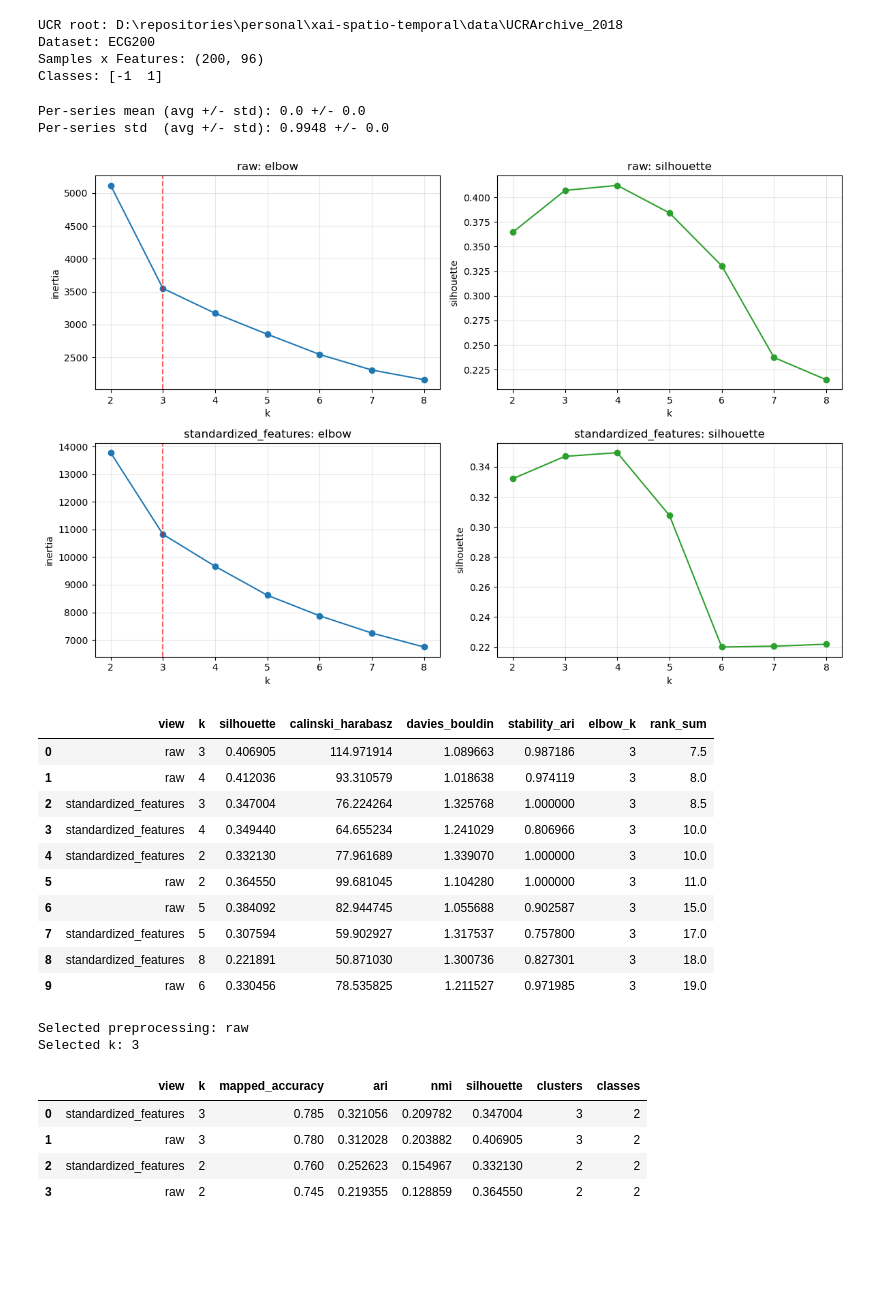
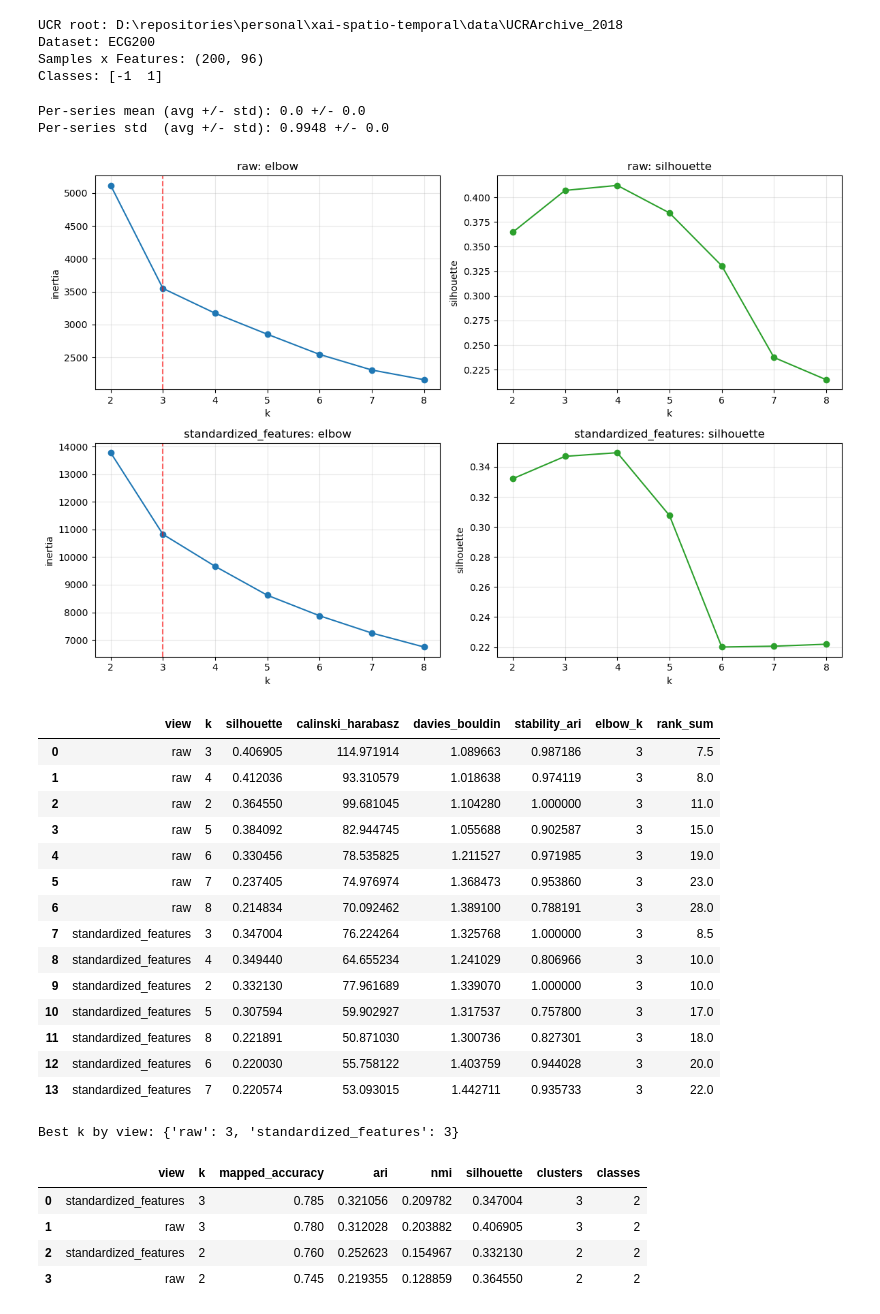
Before and after one commit to anpeata/xai-spatio-temporal, a Jupyter notebook: scripts/notebooks/kmeans_ecg200.ipynb, the cells around one changed output. Drawn from its saved outputs; the diff is of its cells as text; code cells hidden in the pictures; blank space fills up the shorter version.

```diff
--- a/scripts/notebooks/kmeans_ecg200.ipynb
+++ b/scripts/notebooks/kmeans_ecg200.ipynb
@@ -147,47 +147,52 @@ for idx, (view_name, X_view) in enumerate(views.items()):
     axes[idx, 1].set_title(f'{view_name}: silhouette')
     axes[idx, 1].set_xlabel('k')
     axes[idx, 1].set_ylabel('silhouette')
     axes[idx, 1].grid(alpha=0.3)
 
 plt.tight_layout()
 plt.show()
 
 selection_df = pd.DataFrame(rows)
 
 for metric in ['silhouette', 'calinski_harabasz', 'stability_ari']:
     selection_df[f'rank_{metric}'] = selection_df.groupby('view')[metric].rank(method='dense', ascending=False)
 selection_df['rank_davies_bouldin'] = selection_df.groupby('view')['davies_bouldin'].rank(method='dense', ascending=True)
 
 selection_df['rank_sum'] = (
     selection_df['rank_silhouette']
     + selection_df['rank_calinski_harabasz']
     + selection_df['rank_davies_bouldin']
     + selection_df['rank_stability_ari']
     - 0.5 * selection_df['elbow_match']
     )
 
-selection_df = selection_df.sort_values(['rank_sum', 'silhouette'], ascending=[True, False]).reset_index(drop=True)
-display(selection_df[['view', 'k', 'silhouette', 'calinski_harabasz', 'davies_bouldin', 'stability_ari', 'elbow_k', 'rank_sum']].head(10))
+selection_df = selection_df.sort_values(['view', 'rank_sum', 'silhouette'], ascending=[True, True, False]).reset_index(drop=True)
+display(selection_df[['view', 'k', 'silhouette', 'calinski_harabasz', 'davies_bouldin', 'stability_ari', 'elbow_k', 'rank_sum']])
 
-best_view = str(selection_df.loc[0, 'view'])
-best_k = int(selection_df.loc[0, 'k'])
-print(f'Selected preprocessing: {best_view}')
-print(f'Selected k: {best_k}')
+best_k_by_view = {}
+for view_name in views:
+    top_row = selection_df[selection_df['view'] == view_name].iloc[0]
+    best_k_by_view[view_name] = int(top_row['k'])
+
+print('Best k by view:', best_k_by_view)
 # %% [output]
 Per-series mean (avg +/- std): 0.0 +/- 0.0
 Per-series std  (avg +/- std): 0.9948 +/- 0.0
 [figure]
 |  | view | k | silhouette | calinski_harabasz | davies_bouldin | stability_ari | elbow_k | rank_sum |
 | 0 | raw | 3 | 0.406905 | 114.971914 | 1.089663 | 0.987186 | 3 | 7.5 |
 | 1 | raw | 4 | 0.412036 | 93.310579 | 1.018638 | 0.974119 | 3 | 8.0 |
-| 2 | standardized_features | 3 | 0.347004 | 76.224264 | 1.325768 | 1.000000 | 3 | 8.5 |
-| 3 | standardized_features | 4 | 0.349440 | 64.655234 | 1.241029 | 0.806966 | 3 | 10.0 |
-| 4 | standardized_features | 2 | 0.332130 | 77.961689 | 1.339070 | 1.000000 | 3 | 10.0 |
-| 5 | raw | 2 | 0.364550 | 99.681045 | 1.104280 | 1.000000 | 3 | 11.0 |
-| 6 | raw | 5 | 0.384092 | 82.944745 | 1.055688 | 0.902587 | 3 | 15.0 |
-| 7 | standardized_features | 5 | 0.307594 | 59.902927 | 1.317537 | 0.757800 | 3 | 17.0 |
-| 8 | standardized_features | 8 | 0.221891 | 50.871030 | 1.300736 | 0.827301 | 3 | 18.0 |
-| 9 | raw | 6 | 0.330456 | 78.535825 | 1.211527 | 0.971985 | 3 | 19.0 |
+| 2 | raw | 2 | 0.364550 | 99.681045 | 1.104280 | 1.000000 | 3 | 11.0 |
+| 3 | raw | 5 | 0.384092 | 82.944745 | 1.055688 | 0.902587 | 3 | 15.0 |
+| 4 | raw | 6 | 0.330456 | 78.535825 | 1.211527 | 0.971985 | 3 | 19.0 |
+| 5 | raw | 7 | 0.237405 | 74.976974 | 1.368473 | 0.953860 | 3 | 23.0 |
+| 6 | raw | 8 | 0.214834 | 70.092462 | 1.389100 | 0.788191 | 3 | 28.0 |
+| 7 | standardized_features | 3 | 0.347004 | 76.224264 | 1.325768 | 1.000000 | 3 | 8.5 |
+| 8 | standardized_features | 4 | 0.349440 | 64.655234 | 1.241029 | 0.806966 | 3 | 10.0 |
+| 9 | standardized_features | 2 | 0.332130 | 77.961689 | 1.339070 | 1.000000 | 3 | 10.0 |
+| 10 | standardized_features | 5 | 0.307594 | 59.902927 | 1.317537 | 0.757800 | 3 | 17.0 |
+| 11 | standardized_features | 8 | 0.221891 | 50.871030 | 1.300736 | 0.827301 | 3 | 18.0 |
+| 12 | standardized_features | 6 | 0.220030 | 55.758122 | 1.403759 | 0.944028 | 3 | 20.0 |
+| 13 | standardized_features | 7 | 0.220574 | 53.093015 | 1.442711 | 0.935733 | 3 | 22.0 |
-Selected preprocessing: raw
-Selected k: 3
+Best k by view: {'raw': 3, 'standardized_features': 3}
 # %%
```
Also changed, not shown: parts of 6 cells of this notebook.
